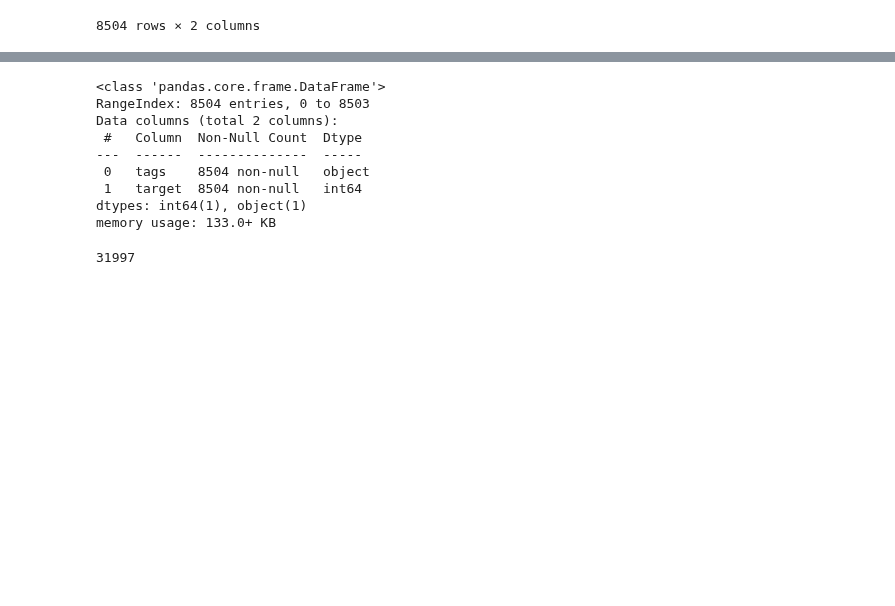
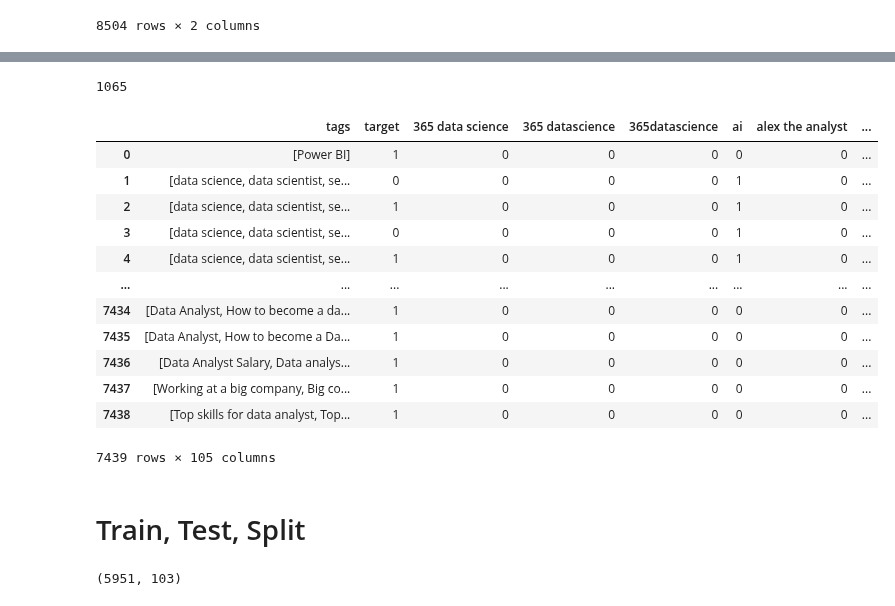
Before and after one commit to LHide14/YouTube-Analytics, a Jupyter notebook: nlp_tags_model.ipynb, the cells around one changed output, grey strips where cells are left out. Saved outputs shown, nothing was run; the diff lists cells and outputs as text; code cells hidden in the pictures; blank space fills up the shorter version.

```diff
--- a/nlp_tags_model.ipynb
+++ b/nlp_tags_model.ipynb
@@ -38,0 +63,3 @@ df_tags
+# %%
+# create a dictionary of tags with a count of 100 or greater
+top_unique_tag_count = {tag: unique_tag_count[tag] for tag in unique_tag_count if unique_tag_count[tag] >= 100}
@@ -38,0 +72,7 @@ df_tags
+# %%
+# create empty columns of all unique tags
+for tag in top_unique_tag_count:
+    df_tags[tag] = df_tags['tags'].apply(lambda x: 1 if tag in [i.lower() for i in x] else 0)
+# %%
+# adjust display options to show all columns
+pd.set_option('display.max_columns', None)
@@ -39,25 +92,25 @@ df_tags
+# %%
+# how many empty tags lists in tags column?
+df_tags['tags'].apply(lambda x: len(x) == 0).sum()
+# %% [output]
+1065
+# %%
+# drop empty tag lists
+df_tags = df_tags[df_tags['tags'].apply(lambda x: len(x) > 0)]
+df_tags.reset_index(drop=True, inplace=True)
 # %%
-df_tags.info()
+df_tags
 # %% [output]
+|  | tags | target | 365 data science | 365 datascience | 365datascience | ai | alex the analyst | ... |
+| 0 | [Power BI] | 1 | 0 | 0 | 0 | 0 | 0 | ... |
+| 1 | [data science, data scientist, se... | 0 | 0 | 0 | 0 | 1 | 0 | ... |
+| 2 | [data science, data scientist, se... | 1 | 0 | 0 | 0 | 1 | 0 | ... |
+| 3 | [data science, data scientist, se... | 0 | 0 | 0 | 0 | 1 | 0 | ... |
+| 4 | [data science, data scientist, se... | 1 | 0 | 0 | 0 | 1 | 0 | ... |
+| ... | ... | ... | ... | ... | ... | ... | ... | ... |
+| 7434 | [Data Analyst, How to become a da... | 1 | 0 | 0 | 0 | 0 | 0 | ... |
+| 7435 | [Data Analyst, How to become a Da... | 1 | 0 | 0 | 0 | 0 | 0 | ... |
+| 7436 | [Data Analyst Salary, Data analys... | 1 | 0 | 0 | 0 | 0 | 0 | ... |
+| 7437 | [Working at a big company, Big co... | 1 | 0 | 0 | 0 | 0 | 0 | ... |
+| 7438 | [Top skills for data analyst, Top... | 1 | 0 | 0 | 0 | 0 | 0 | ... |
-<class 'pandas.core.frame.DataFrame'>
-RangeIndex: 8504 entries, 0 to 8503
-Data columns (total 2 columns):
- #   Column  Non-Null Count  Dtype
----  ------  --------------  -----
- 0   tags    8504 non-null   object
- 1   target  8504 non-null   int64
-dtypes: int64(1), object(1)
-memory usage: 133.0+ KB
+7439 rows × 105 columns
-# %%
-# store unique tag count across df
-unique_tags = set()
-
-# iterate through unique tags and map their count
-for tag_list in df_tags['tags']:
-
-    for tag in tag_list:
-       unique_tags.add(tag.lower())
-
-len(unique_tags)
-# %% [output]
-31997
@@ -67,0 +117,2 @@ for tag in unique_tags:
+# %% [markdown]
+# Train, Test, Split
@@ -67,0 +126,4 @@ for tag in unique_tags:
+# %%
+X_train.shape
+# %% [output]
+(5951, 103)
```
Also changed, not shown: parts of 22 cells of this notebook.
